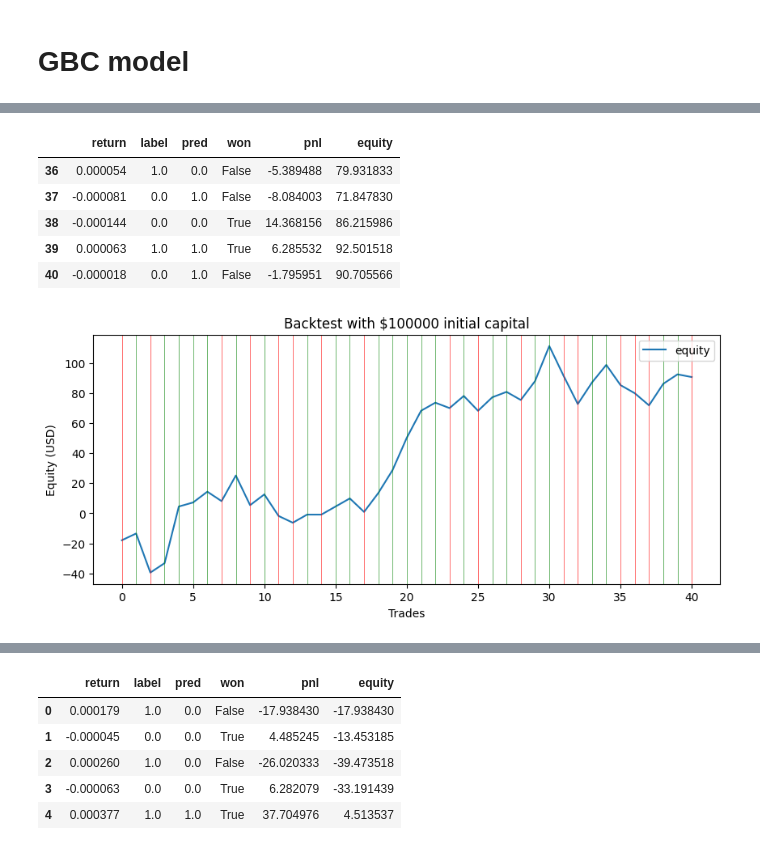
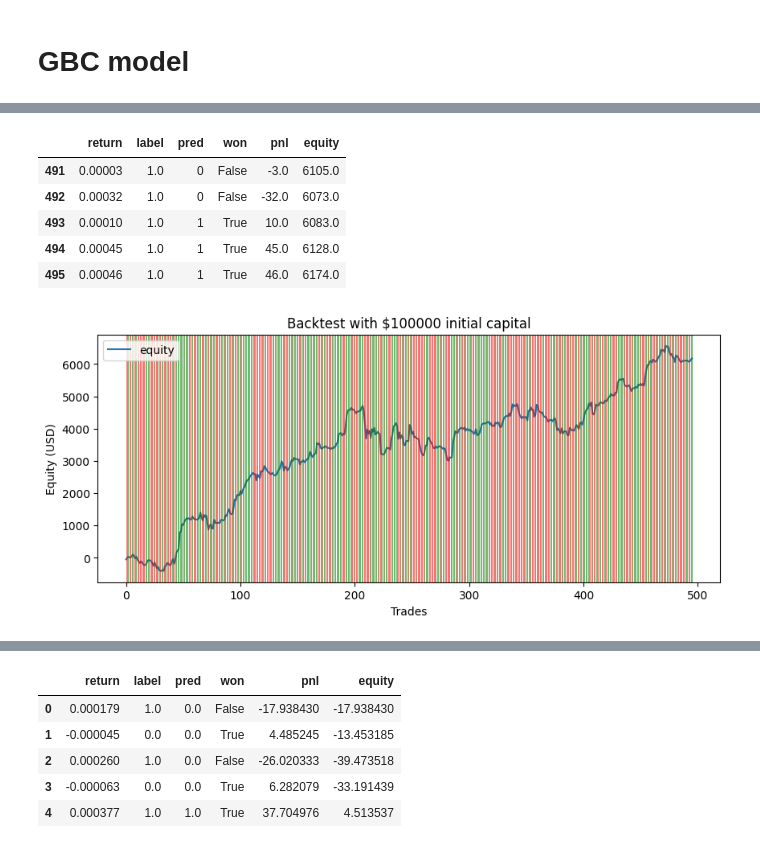
Before and after one commit to godwins3/PAfTA, a Jupyter notebook: notebooks/Nexo.ipynb, the cells around one changed output, grey strips where cells are left out. Saved outputs shown, nothing was run; the diff lists cells and outputs as text; code cells hidden in the pictures.

```diff
--- a/notebooks/Nexo.ipynb
+++ b/notebooks/Nexo.ipynb
@@ -637,6 +649,13 @@ data['Returns'] = data['close'].pct_change()
 
 # Initialize Portfolio Value column with initial capital
 data['Portfolio_Value'] = initial_capital
+
+# Backtest the strategy with the pre-trained model
+data['Strategy_Returns'] = data['Returns'] * data['Predicted_Signal'].shift(1)
+
+# Add stop-loss and take-profit conditions
+data['Strategy_Returns'] = np.where(data['Strategy_Returns'] < -0.01, -0.01, data['Strategy_Returns'])  # Stop-loss at -1%
+data['Strategy_Returns'] = np.where(data['Strategy_Returns'] > 0.02, 0.02, data['Strategy_Returns'])   # Take-profit at 2%
 
 # Loop through the signals and update portfolio value
 # for i in range(1, len(data)):
@@ -954,7 +994,7 @@ import seaborn as sns
 from IPython.core.display import display
 %matplotlib inline
 # %%
-data = pd.read_csv('../datasets/EURUSD_M1_data.csv')
+data = pd.read_csv('../datasets/EURUSD_10000.csv')
 # %%
 df = pd.DataFrame(data)
 # %%
@@ -978,4 +1018,6 @@ df
 # %%
+# Convert 'time' column from Unix timestamp to datetime
+df['timestamp'] = pd.to_datetime(df['time'], unit='s')
 
 # df.drop(['year','month','day','d'], inplace=True, axis=1)
 df[['open','high','low','close','Adj Close']] = df[['open','high','low','close','Adj Close']].applymap(lambda x: 1.0/x)
@@ -984,5 +1026,5 @@ display(df.head())
 # Reset the index to make 'Date' a column
 # df = df.reset_index()  # This line is added
 
-df.plot(x='time', y='Adj Close', figsize=(10,4))
+df.plot(x='timestamp', y='Adj Close', figsize=(10,4))
 # %% [output]
@@ -1140,0 +1222,13 @@ Testing Accuracy: 0.595238
+# %%
+best_model = xgb.XGBClassifier(**best_params, random_state=0)
+
+# Fit the model with eval_set for monitoring
+best_model.fit(X_train, y_train, eval_set=[(X_val, y_val)],)
+
+# Evaluate on the test set
+y_pred = best_model.predict(train_x[train_len:])
+y_test = train_y[train_len:]
+accuracy = accuracy_score(y_test, y_pred)
+print(f"Test set accuracy: {accuracy:.4f}")
+
+print('Code execution is over')
@@ -1141,7 +1320,7 @@ Testing Accuracy: 0.595238
 # %%
 # Predict test data
 
-pred = model.predict(train_x[train_len:])
+pred = best_model.predict(train_x[train_len:])
 
 
 # Calculate equity..
@@ -1151,39 +1330,39 @@ commission = 0.0
 
 
 df_trade = pd.DataFrame(train_x[train_len:,-1], columns=['return'])
 df_trade['label']  = train_y[train_len:]
 df_trade['pred']   = pred
 df_trade['won']    = df_trade['label'] == df_trade['pred']
 # df_trade['Date'] = df['Date'][train_len:]
 df_trade['return'] = df_trade['return'].shift(-1) * return_range
 df_trade.drop(df_trade.index[len(df_trade)-1], inplace=True)
 
 def calc_profit(row):
     if row['won']:
         return abs(row['return'])*contracts - commission
     else:
         return -abs(row['return'])*contracts - commission
 
 df_trade['pnl'] = df_trade.apply(lambda row: calc_profit(row), axis=1)
 df_trade['equity'] = df_trade['pnl'].cumsum()
 
 display(df_trade.tail())
 df_trade.plot(y='equity', figsize=(10,4), title='Backtest with $100000 initial capital')
 plt.xlabel('Trades')
 plt.ylabel('Equity (USD)')
 for r in df_trade.iterrows():
     if r[1]['won']:
         plt.axvline(x=r[0], linewidth=0.5, alpha=0.8, color='g')
     else:
         plt.axvline(x=r[0], linewidth=0.5, alpha=0.8, color='r')
 # %% [output]
 |  | return | label | pred | won | pnl | equity |
-| 36 | 0.000054 | 1.0 | 0.0 | False | -5.389488 | 79.931833 |
-| 37 | -0.000081 | 0.0 | 1.0 | False | -8.084003 | 71.847830 |
-| 38 | -0.000144 | 0.0 | 0.0 | True | 14.368156 | 86.215986 |
-| 39 | 0.000063 | 1.0 | 1.0 | True | 6.285532 | 92.501518 |
-| 40 | -0.000018 | 0.0 | 1.0 | False | -1.795951 | 90.705566 |
+| 491 | 0.00003 | 1.0 | 0 | False | -3.0 | 6105.0 |
+| 492 | 0.00032 | 1.0 | 0 | False | -32.0 | 6073.0 |
+| 493 | 0.00010 | 1.0 | 1 | True | 10.0 | 6083.0 |
+| 494 | 0.00045 | 1.0 | 1 | True | 45.0 | 6128.0 |
+| 495 | 0.00046 | 1.0 | 1 | True | 46.0 | 6174.0 |
-[figure, old version]
+[figure, new version]
 # %%
 # Calculate summary of trades
 n_win_trades = float(df_trade[df_trade['pnl']>0.0]['pnl'].count())
```
Also changed, not shown: parts of 44 cells of this notebook, 5 other files.
